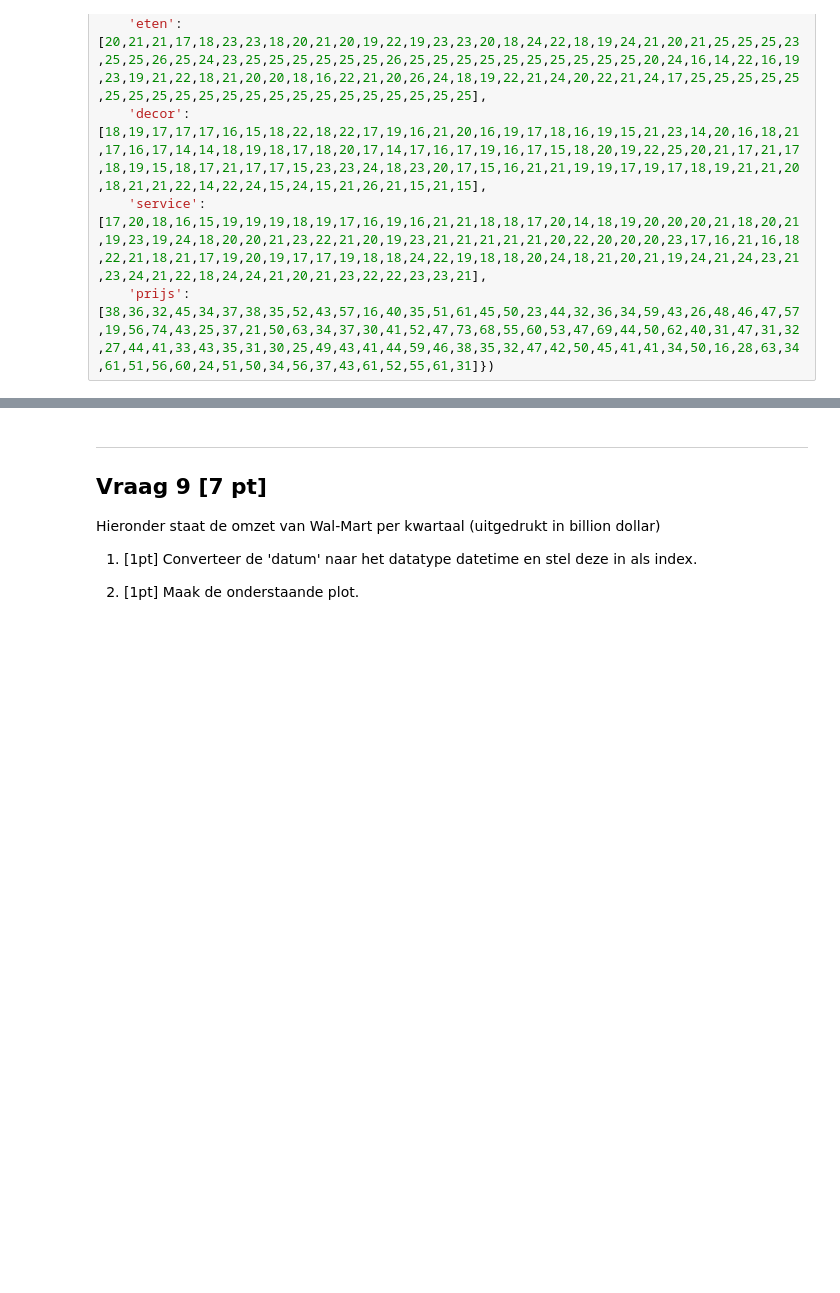
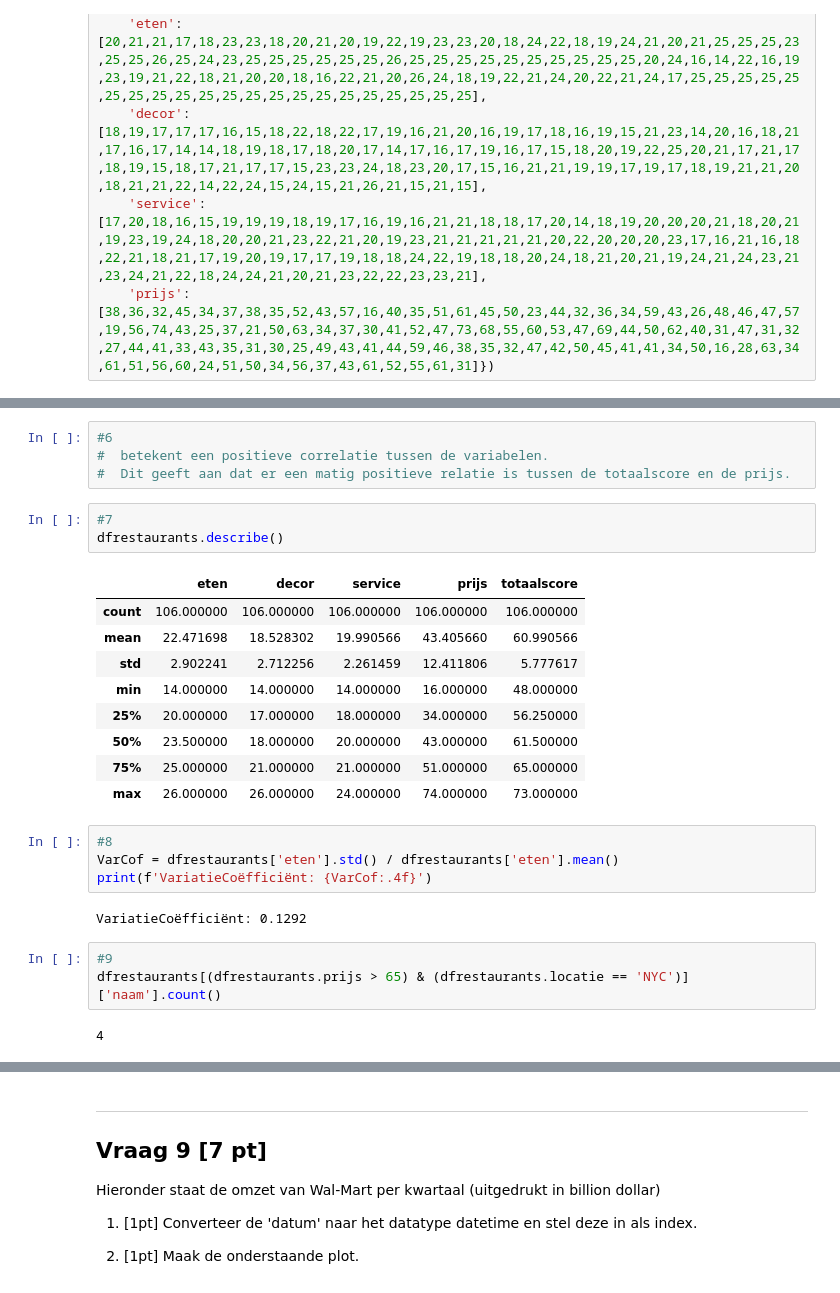
Before and after one commit to JasperHmn/dsailabs, a Jupyter notebook: RepeatExercises/DSAI-2324-EP2-Examen.ipynb, the cells around one changed output, grey strips where cells are left out. Saved outputs shown, nothing was run; the diff lists cells and outputs as text; blank space fills up the shorter version.

```diff
--- a/RepeatExercises/DSAI-2324-EP2-Examen.ipynb
+++ b/RepeatExercises/DSAI-2324-EP2-Examen.ipynb
@@ -256,0 +341,28 @@ dfrestaurants = pd.DataFrame(
+# %%
+#6
+#  betekent een positieve correlatie tussen de variabelen.
+#  Dit geeft aan dat er een matig positieve relatie is tussen de totaalscore en de prijs.
+# %%
+#7
+dfrestaurants.describe()
+# %% [output]
+|  | eten | decor | service | prijs | totaalscore |
+| count | 106.000000 | 106.000000 | 106.000000 | 106.000000 | 106.000000 |
+| mean | 22.471698 | 18.528302 | 19.990566 | 43.405660 | 60.990566 |
+| std | 2.902241 | 2.712256 | 2.261459 | 12.411806 | 5.777617 |
+| min | 14.000000 | 14.000000 | 14.000000 | 16.000000 | 48.000000 |
+| 25% | 20.000000 | 17.000000 | 18.000000 | 34.000000 | 56.250000 |
+| 50% | 23.500000 | 18.000000 | 20.000000 | 43.000000 | 61.500000 |
+| 75% | 25.000000 | 21.000000 | 21.000000 | 51.000000 | 65.000000 |
+| max | 26.000000 | 26.000000 | 24.000000 | 74.000000 | 73.000000 |
+# %%
+#8
+VarCof = dfrestaurants['eten'].std() / dfrestaurants['eten'].mean()
+print(f'VariatieCoëfficiënt: {VarCof:.4f}')
+# %% [output]
+VariatieCoëfficiënt: 0.1292
+# %%
+#9
+dfrestaurants[(dfrestaurants.prijs > 65) & (dfrestaurants.locatie == 'NYC')]['naam'].count()
+# %% [output]
+4
```
Also changed, not shown: parts of 33 cells of this notebook, 1 other file.
